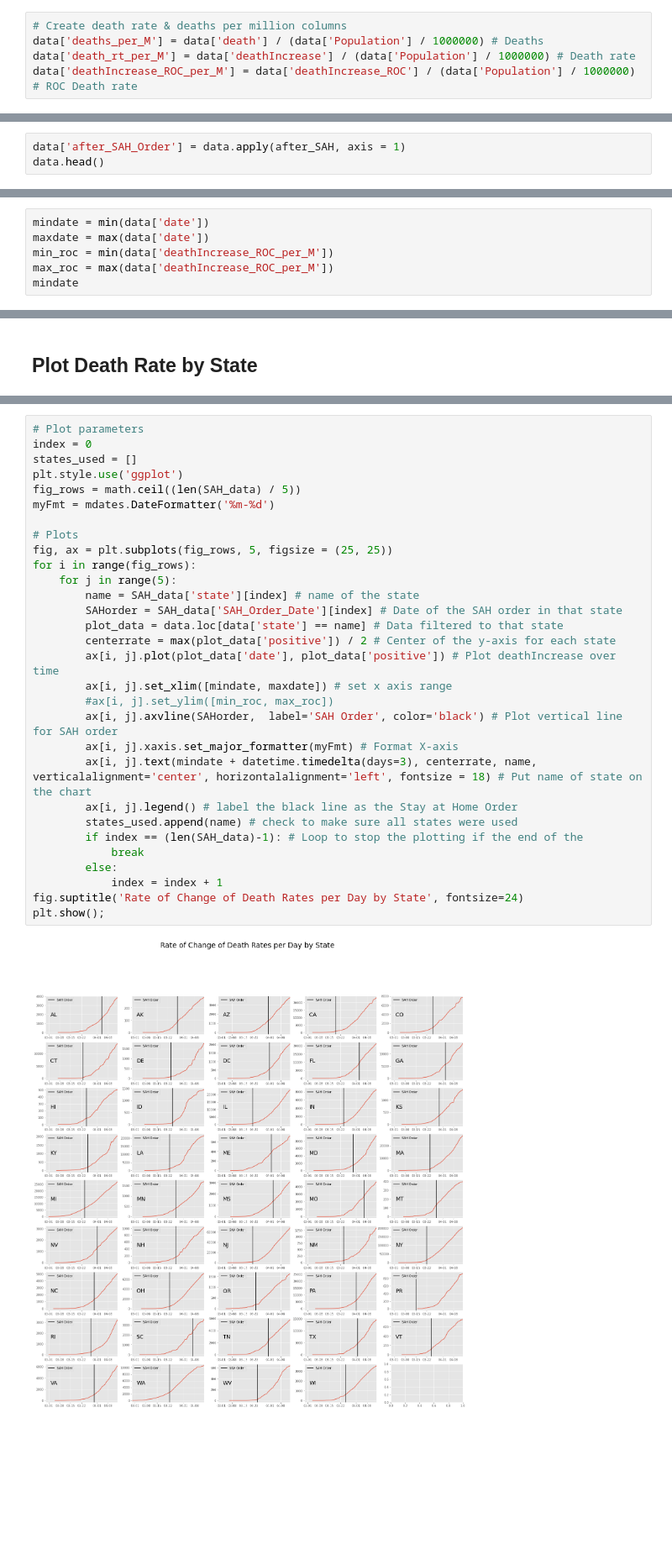
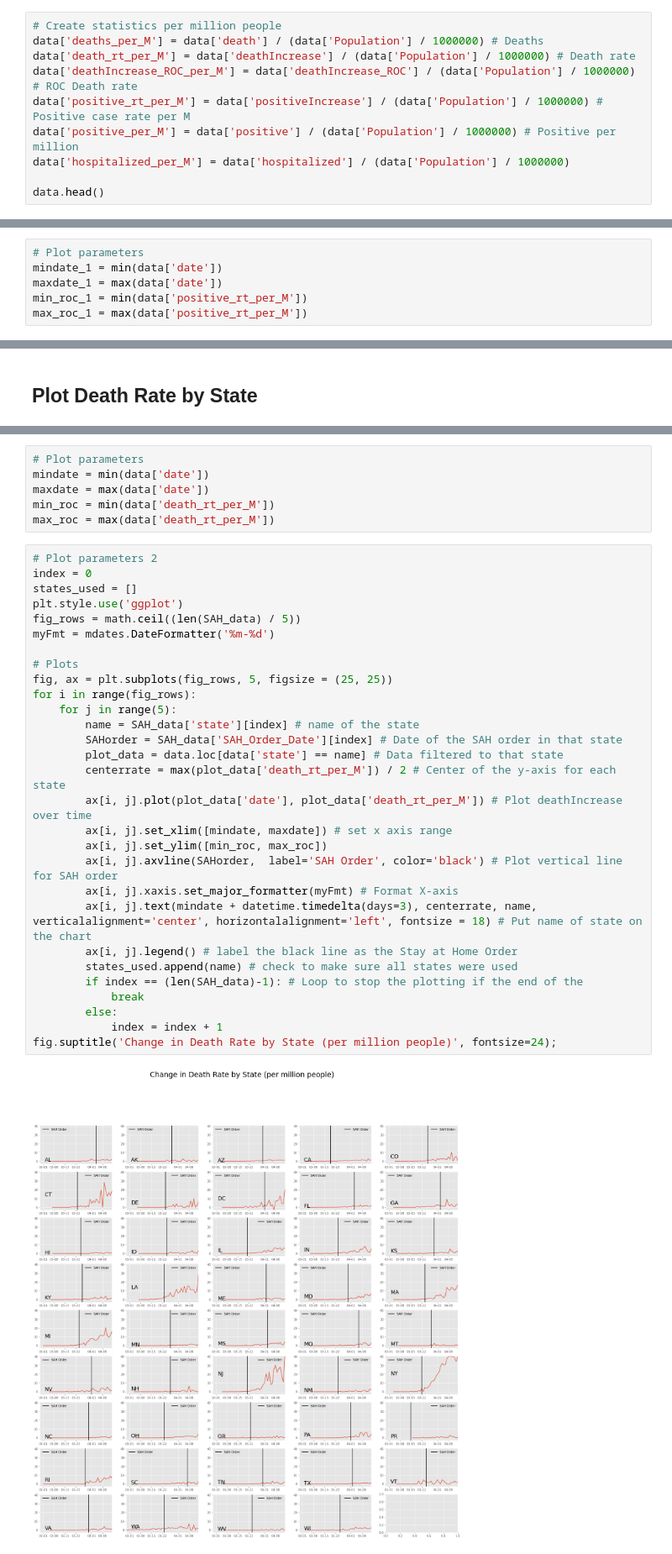
Before and after one commit to camzman/py4ds, a Jupyter notebook: PythonProject - Requests.ipynb, the cells around one changed output, grey strips where cells are left out. Shown: that part at 84% size. Saved outputs shown, nothing was run; the diff lists cells and outputs as text; blank space fills up the shorter version.

```diff
--- a/PythonProject - Requests.ipynb
+++ b/PythonProject - Requests.ipynb
@@ -263,5 +260,10 @@ data
 # %%
-# Create death rate & deaths per million columns
+# Create statistics per million people
 data['deaths_per_M'] = data['death'] / (data['Population'] / 1000000) # Deaths
 data['death_rt_per_M'] = data['deathIncrease'] / (data['Population'] / 1000000) # Death rate
 data['deathIncrease_ROC_per_M'] = data['deathIncrease_ROC'] / (data['Population'] / 1000000) # ROC Death rate
+data['positive_rt_per_M'] = data['positiveIncrease'] / (data['Population'] / 1000000) # Positive case rate per M
+data['positive_per_M'] = data['positive'] / (data['Population'] / 1000000) # Positive per million
+data['hospitalized_per_M'] = data['hospitalized'] / (data['Population'] / 1000000)
+
+data.head()
@@ -298,3 +276,0 @@ after_SAH(row1)
-# %%
-data['after_SAH_Order'] = data.apply(after_SAH, axis = 1)
-data.head()
@@ -322,6 +325,6 @@ last_response = SAH_data[SAH_data['SAH_Order_Date'] == max(SAH_data['SAH_Order_D
 # %%
-mindate = min(data['date'])
-maxdate = max(data['date'])
-min_roc = min(data['deathIncrease_ROC_per_M'])
-max_roc = max(data['deathIncrease_ROC_per_M'])
-mindate
+# Plot parameters
+mindate_1 = min(data['date'])
+maxdate_1 = max(data['date'])
+min_roc_1 = min(data['positive_rt_per_M'])
+max_roc_1 = max(data['positive_rt_per_M'])
@@ -332,32 +366,37 @@ Timestamp('2020-02-28 00:00:00')
+# %%
+# Plot parameters
+mindate = min(data['date'])
+maxdate = max(data['date'])
+min_roc = min(data['death_rt_per_M'])
+max_roc = max(data['death_rt_per_M'])
 # %%
-# Plot parameters
+# Plot parameters 2
 index = 0
 states_used = []
 plt.style.use('ggplot')
 fig_rows = math.ceil((len(SAH_data) / 5))
 myFmt = mdates.DateFormatter('%m-%d')
 
 # Plots
 fig, ax = plt.subplots(fig_rows, 5, figsize = (25, 25))
 for i in range(fig_rows):
     for j in range(5):
         name = SAH_data['state'][index] # name of the state
         SAHorder = SAH_data['SAH_Order_Date'][index] # Date of the SAH order in that state
         plot_data = data.loc[data['state'] == name] # Data filtered to that state
-        centerrate = max(plot_data['positive']) / 2 # Center of the y-axis for each state
-        ax[i, j].plot(plot_data['date'], plot_data['positive']) # Plot deathIncrease over time
+        centerrate = max(plot_data['death_rt_per_M']) / 2 # Center of the y-axis for each state
+        ax[i, j].plot(plot_data['date'], plot_data['death_rt_per_M']) # Plot deathIncrease over time
         ax[i, j].set_xlim([mindate, maxdate]) # set x axis range
-        #ax[i, j].set_ylim([min_roc, max_roc])
+        ax[i, j].set_ylim([min_roc, max_roc])
         ax[i, j].axvline(SAHorder,  label='SAH Order', color='black') # Plot vertical line for SAH order
         ax[i, j].xaxis.set_major_formatter(myFmt) # Format X-axis
         ax[i, j].text(mindate + datetime.timedelta(days=3), centerrate, name, verticalalignment='center', horizontalalignment='left', fontsize = 18) # Put name of state on the chart
         ax[i, j].legend() # label the black line as the Stay at Home Order
         states_used.append(name) # check to make sure all states were used
         if index == (len(SAH_data)-1): # Loop to stop the plotting if the end of the
             break
         else:
             index = index + 1
-fig.suptitle('Rate of Change of Death Rates per Day by State', fontsize=24)
-plt.show();
+fig.suptitle('Change in Death Rate by State (per million people)', fontsize=24);
 # %% [output]
-[figure, old version]
+[figure, new version]
```
Also changed, not shown: parts of 45 cells of this notebook.
